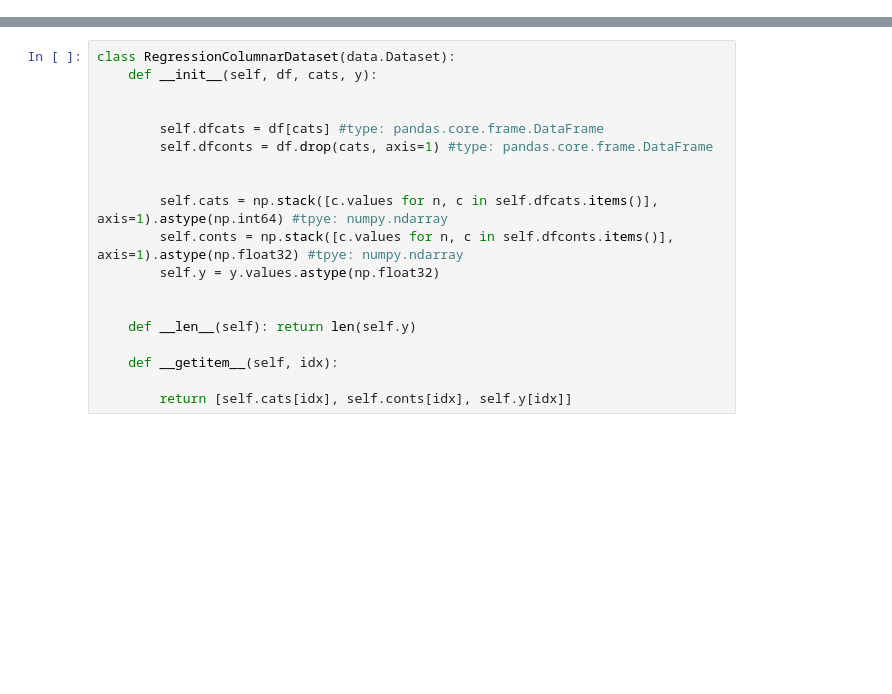
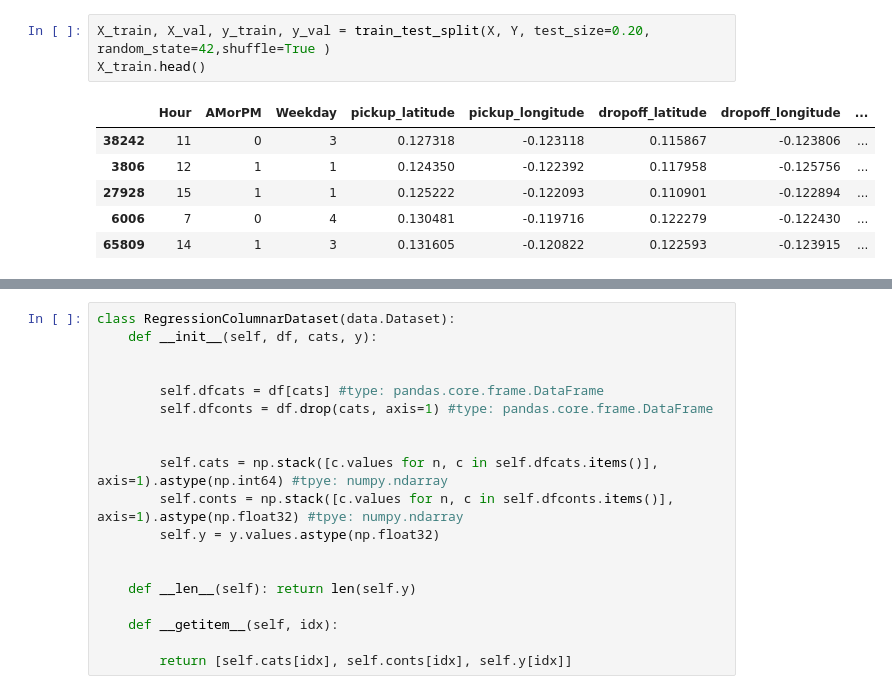
Before and after one commit to wasaequreshi/CMPE-258-DL, a Jupyter notebook: hw5/hw5_part3.ipynb, the cells around one changed output, grey strips where cells are left out. Drawn from its saved outputs; the diff is of its cells as text; blank space fills up the shorter version.

```diff
--- a/hw5/hw5_part3.ipynb
+++ b/hw5/hw5_part3.ipynb
@@ -126 +293,11 @@ for col in df.columns:
+# %%
+X_train, X_val, y_train, y_val = train_test_split(X, Y, test_size=0.20, random_state=42,shuffle=True )
+X_train.head()
+# %% [output]
+|  | Hour | AMorPM | Weekday | pickup_latitude | pickup_longitude | dropoff_latitude | dropoff_longitude | ... |
+| 38242 | 11 | 0 | 3 | 0.127318 | -0.123118 | 0.115867 | -0.123806 | ... |
+| 3806 | 12 | 1 | 1 | 0.124350 | -0.122392 | 0.117958 | -0.125756 | ... |
+| 27928 | 15 | 1 | 1 | 0.125222 | -0.122093 | 0.110901 | -0.122894 | ... |
+| 6006 | 7 | 0 | 4 | 0.130481 | -0.119716 | 0.122279 | -0.122430 | ... |
+| 65809 | 14 | 1 | 3 | 0.131605 | -0.120822 | 0.122593 | -0.123915 | ... |
 # %%
```
Also changed, not shown: parts of 61 cells of this notebook.
